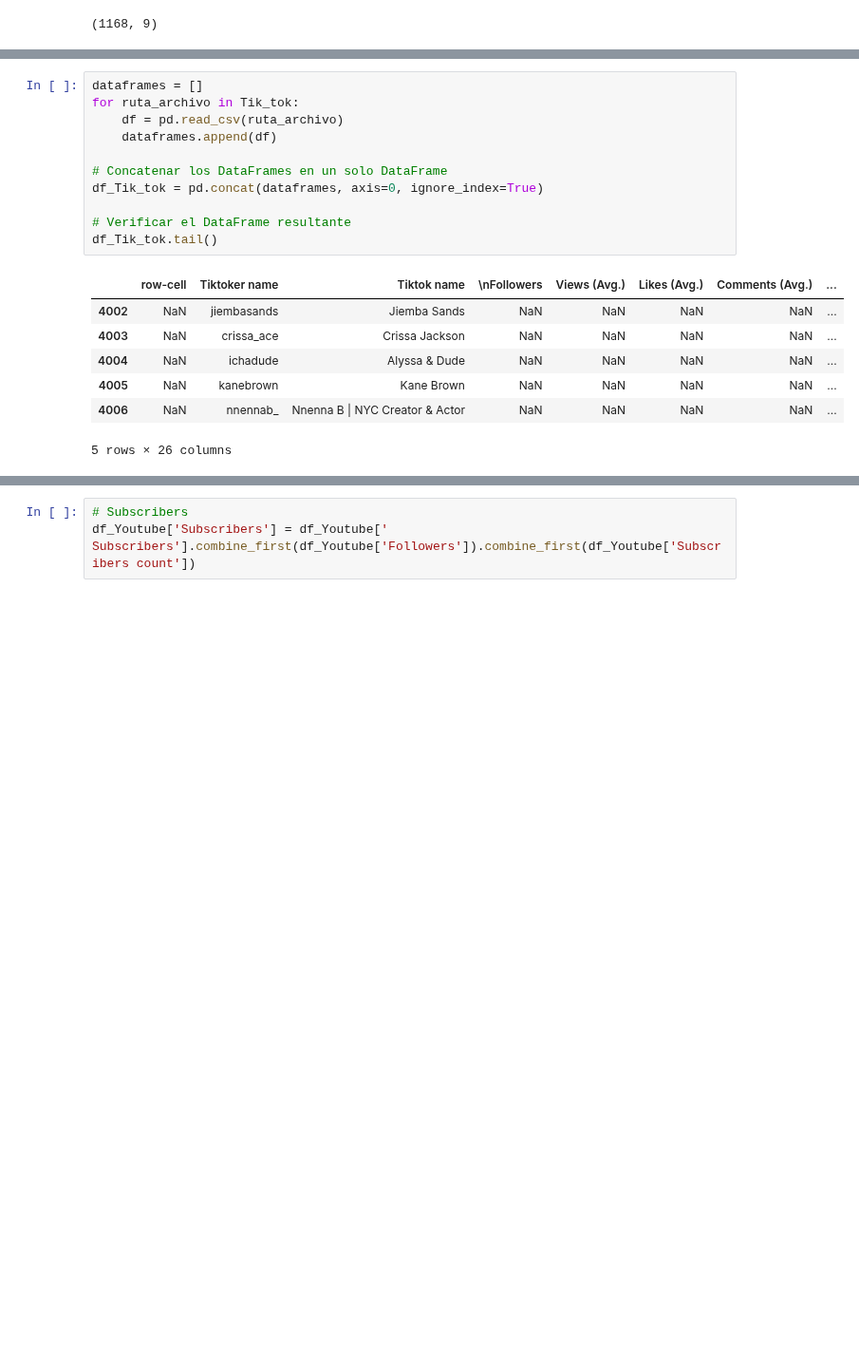
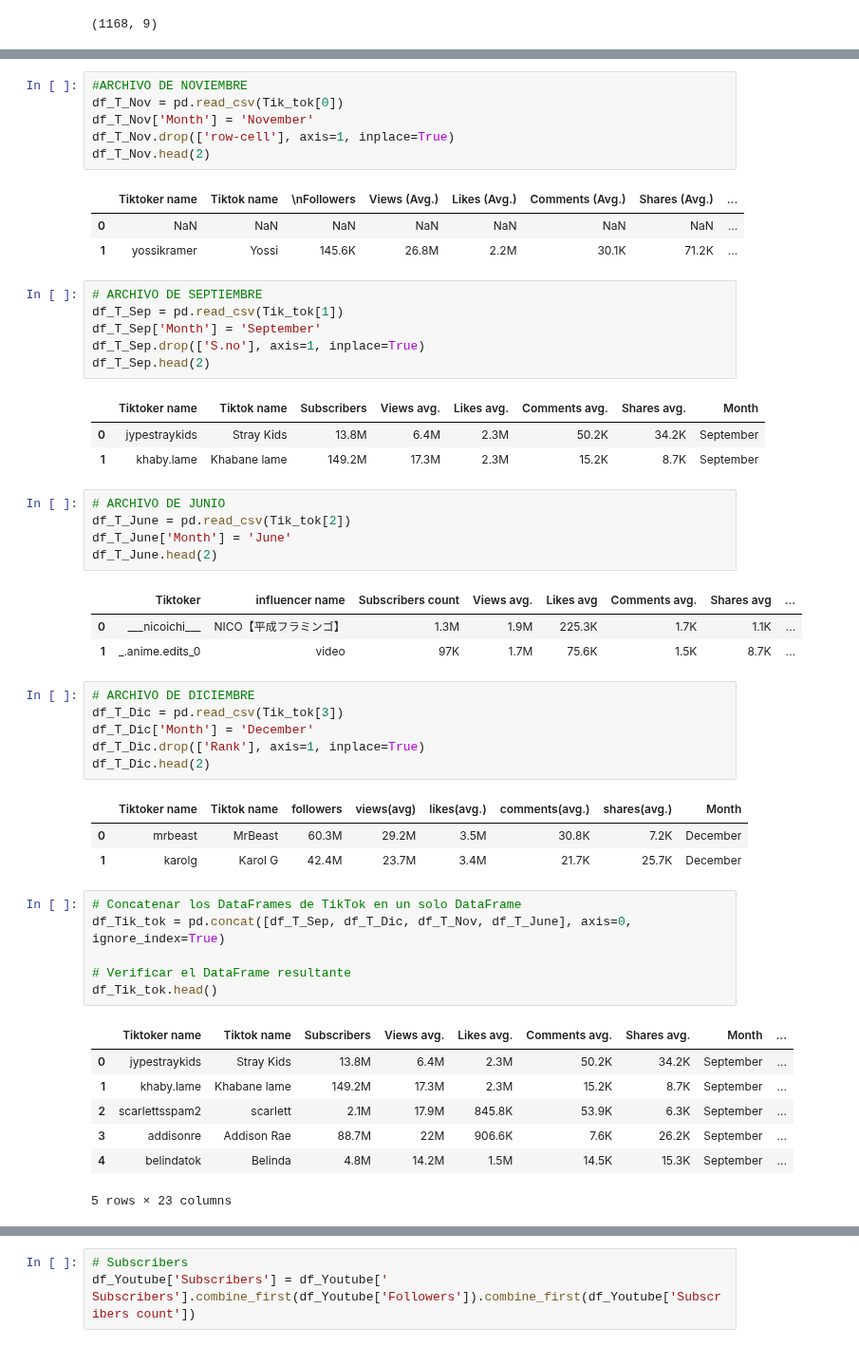
Before and after one commit to MonicaGonzalez30/CienciaDatosLasChicasSuperpoderosas, a Jupyter notebook: Proyectos/Unidad2/Redes_Sociales.ipynb, the cells around one changed output, grey strips where cells are left out. Shown at 95% size. Drawn from its saved outputs; the diff is of its cells as text; blank space fills up the shorter version.

```diff
--- a/Proyectos/Unidad2/Redes_Sociales.ipynb
+++ b/Proyectos/Unidad2/Redes_Sociales.ipynb
@@ -171,19 +258,53 @@ df_Insta.shape
+# %%
+#ARCHIVO DE NOVIEMBRE
+df_T_Nov = pd.read_csv(Tik_tok[0])
+df_T_Nov['Month'] = 'November'
+df_T_Nov.drop(['row-cell'], axis=1, inplace=True)
+df_T_Nov.head(2)
+# %% [output]
+|  | Tiktoker name | Tiktok name | \nFollowers | Views (Avg.) | Likes (Avg.) | Comments (Avg.) | Shares (Avg.) | ... |
+| 0 | NaN | NaN | NaN | NaN | NaN | NaN | NaN | ... |
+| 1 | yossikramer | Yossi | 145.6K | 26.8M | 2.2M | 30.1K | 71.2K | ... |
+# %%
+# ARCHIVO DE SEPTIEMBRE
+df_T_Sep = pd.read_csv(Tik_tok[1])
+df_T_Sep['Month'] = 'September'
+df_T_Sep.drop(['S.no'], axis=1, inplace=True)
+df_T_Sep.head(2)
+# %% [output]
+|  | Tiktoker name | Tiktok name | Subscribers | Views avg. | Likes avg. | Comments avg. | Shares avg. | Month |
+| 0 | jypestraykids | Stray Kids | 13.8M | 6.4M | 2.3M | 50.2K | 34.2K | September |
+| 1 | khaby.lame | Khabane lame | 149.2M | 17.3M | 2.3M | 15.2K | 8.7K | September |
+# %%
+# ARCHIVO DE JUNIO
+df_T_June = pd.read_csv(Tik_tok[2])
+df_T_June['Month'] = 'June'
+df_T_June.head(2)
+# %% [output]
+|  | Tiktoker | influencer name | Subscribers count | Views avg. | Likes avg | Comments avg. | Shares avg | ... |
+| 0 | ___nicoichi___ | NICO【平成フラミンゴ】 | 1.3M | 1.9M | 225.3K | 1.7K | 1.1K | ... |
+| 1 | _.anime.edits_0 | video | 97K | 1.7M | 75.6K | 1.5K | 8.7K | ... |
+# %%
+# ARCHIVO DE DICIEMBRE
+df_T_Dic = pd.read_csv(Tik_tok[3])
+df_T_Dic['Month'] = 'December'
+df_T_Dic.drop(['Rank'], axis=1, inplace=True)
+df_T_Dic.head(2)
+# %% [output]
+|  | Tiktoker name | Tiktok name | followers | views(avg) | likes(avg.) | comments(avg.) | shares(avg.) | Month |
+| 0 | mrbeast | MrBeast | 60.3M | 29.2M | 3.5M | 30.8K | 7.2K | December |
+| 1 | karolg | Karol G | 42.4M | 23.7M | 3.4M | 21.7K | 25.7K | December |
 # %%
-dataframes = []
-for ruta_archivo in Tik_tok:
-    df = pd.read_csv(ruta_archivo)
-    dataframes.append(df)
-
-# Concatenar los DataFrames en un solo DataFrame
-df_Tik_tok = pd.concat(dataframes, axis=0, ignore_index=True)
+# Concatenar los DataFrames de TikTok en un solo DataFrame
+df_Tik_tok = pd.concat([df_T_Sep, df_T_Dic, df_T_Nov, df_T_June], axis=0, ignore_index=True)
 
 # Verificar el DataFrame resultante
-df_Tik_tok.tail()
+df_Tik_tok.head()
 # %% [output]
-|  | row-cell | Tiktoker name | Tiktok name | \nFollowers | Views (Avg.) | Likes (Avg.) | Comments (Avg.) | ... |
-| 4002 | NaN | jiembasands | Jiemba Sands | NaN | NaN | NaN | NaN | ... |
-| 4003 | NaN | crissa_ace | Crissa Jackson | NaN | NaN | NaN | NaN | ... |
-| 4004 | NaN | ichadude | Alyssa & Dude | NaN | NaN | NaN | NaN | ... |
-| 4005 | NaN | kanebrown | Kane Brown | NaN | NaN | NaN | NaN | ... |
-| 4006 | NaN | nnennab_ | Nnenna B | NYC Creator & Actor | NaN | NaN | NaN | NaN | ... |
+|  | Tiktoker name | Tiktok name | Subscribers | Views avg. | Likes avg. | Comments avg. | Shares avg. | Month | ... |
+| 0 | jypestraykids | Stray Kids | 13.8M | 6.4M | 2.3M | 50.2K | 34.2K | September | ... |
+| 1 | khaby.lame | Khabane lame | 149.2M | 17.3M | 2.3M | 15.2K | 8.7K | September | ... |
+| 2 | scarlettsspam2 | scarlett | 2.1M | 17.9M | 845.8K | 53.9K | 6.3K | September | ... |
+| 3 | addisonre | Addison Rae | 88.7M | 22M | 906.6K | 7.6K | 26.2K | September | ... |
+| 4 | belindatok | Belinda | 4.8M | 14.2M | 1.5M | 14.5K | 15.3K | September | ... |
-5 rows × 26 columns
+5 rows × 23 columns
```
Also changed, not shown: parts of 77 cells of this notebook, 14 other files.
